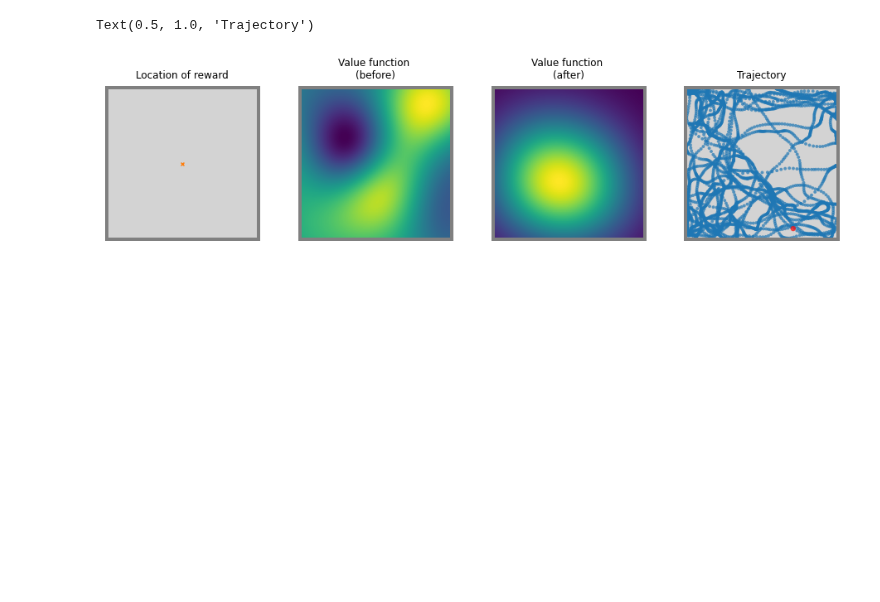
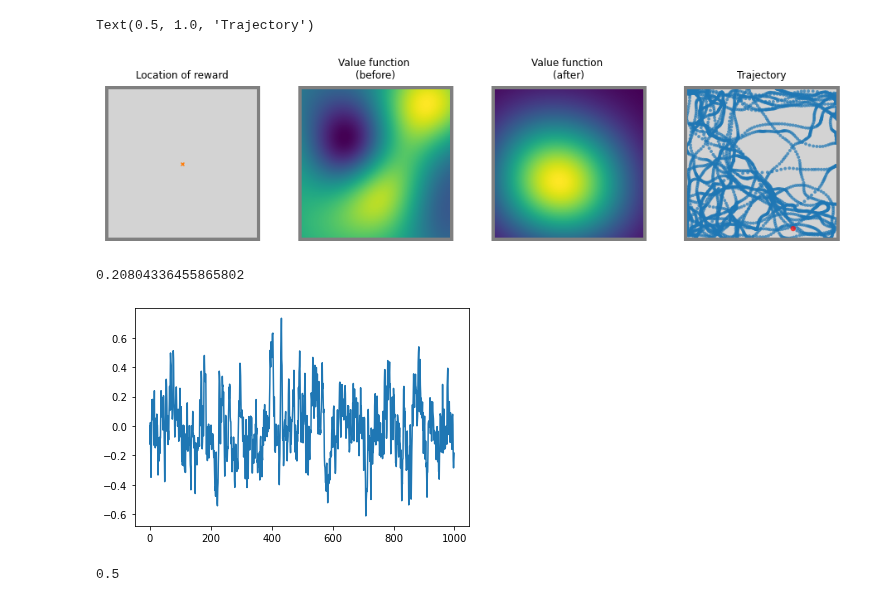
Before and after one commit to RatInABox-Lab/RatInABox, a Jupyter notebook: demos/testing.ipynb, the cells around one changed output. Drawn from its saved outputs; the diff is of its cells as text; code cells hidden in the pictures; blank space fills up the shorter version.

```diff
--- a/demos/testing.ipynb
+++ b/demos/testing.ipynb
@@ -42,3 +42,47 @@ ax[3].set_title("Trajectory")
 # %% [output]
 Text(0.5, 1.0, 'Trajectory')
 [figure]
+# %%
+def ornstein_uhlenbeck(dt, x, drift=0.0, noise_scale=0.2, coherence_time=5.0):
+    """An ornstein uhlenbeck process in x.
+    x can be multidimensional
+    Args:
+        dt: update time step
+        x: the stochastic variable being updated
+        drift (float, or same type as x, optional): [description]. Defaults to 0.
+        noise_scale (float, or same type as v, optional): Magnitude of deviations from drift. Defaults to 0.2 (20 cm s^-1 if units of x are in metres).
+        coherence_time (float, optional): Effectively over what time scale you expect x to change directions. Defaults to 5.
+
+    Returns:
+        dx (same type as x); the required update ot the velocity
+    """
+    x = np.array(x)
+    drift = drift * np.ones_like(x)
+    noise_scale = noise_scale * np.ones_like(x)
+    coherence_time = coherence_time * np.ones_like(x)
+    sigma = np.sqrt((2 * noise_scale ** 2) / (dt * coherence_time))
+    theta = 1 / coherence_time
+    dx = theta * (drift - x) * dt + sigma * np.random.normal(size=x.shape, scale=dt)
+    return dx
+
+
+dt = 1
+t,T = 0, []
+x,X = 0, []
+
+while t < 1000:
+    T.append(t)
+    X.append(x)
+    x += ornstein_uhlenbeck(dt,x)
+    t += dt
+
+fig, ax = plt.subplots()
+ax.plot(T,X)
+print(np.std(np.array(X)))
+# %% [output]
+0.20804336455865802
+[figure, added]
+# %%
+scipy.stats.norm.cdf(0)
+# %% [output]
+0.5
```
Also changed, not shown: 2 other files.
